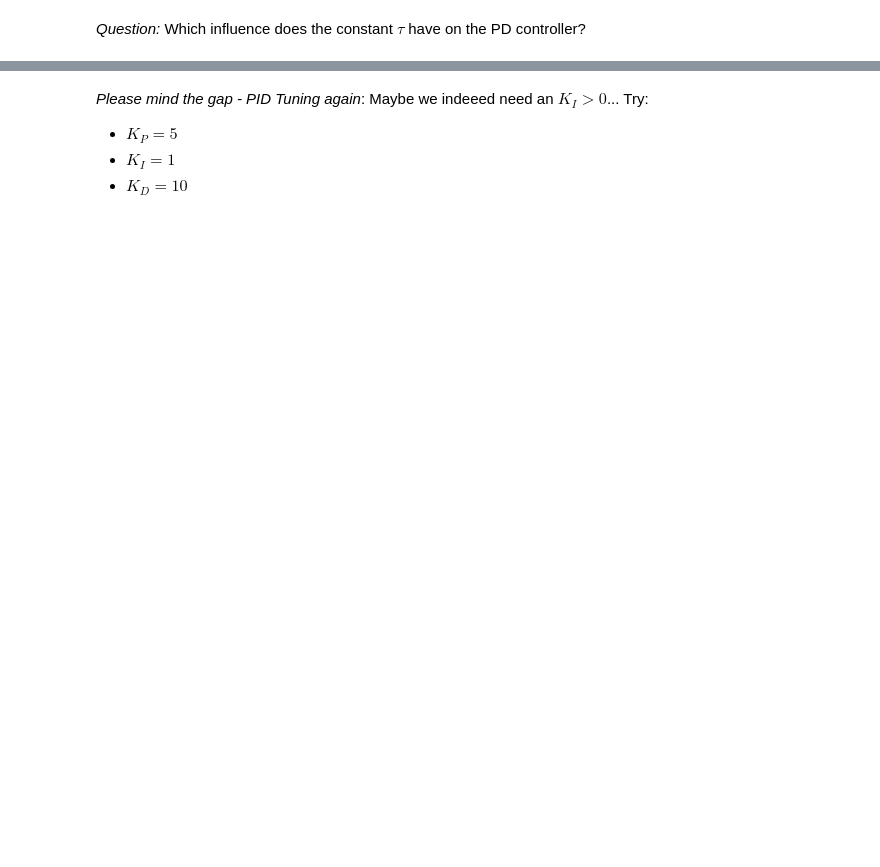
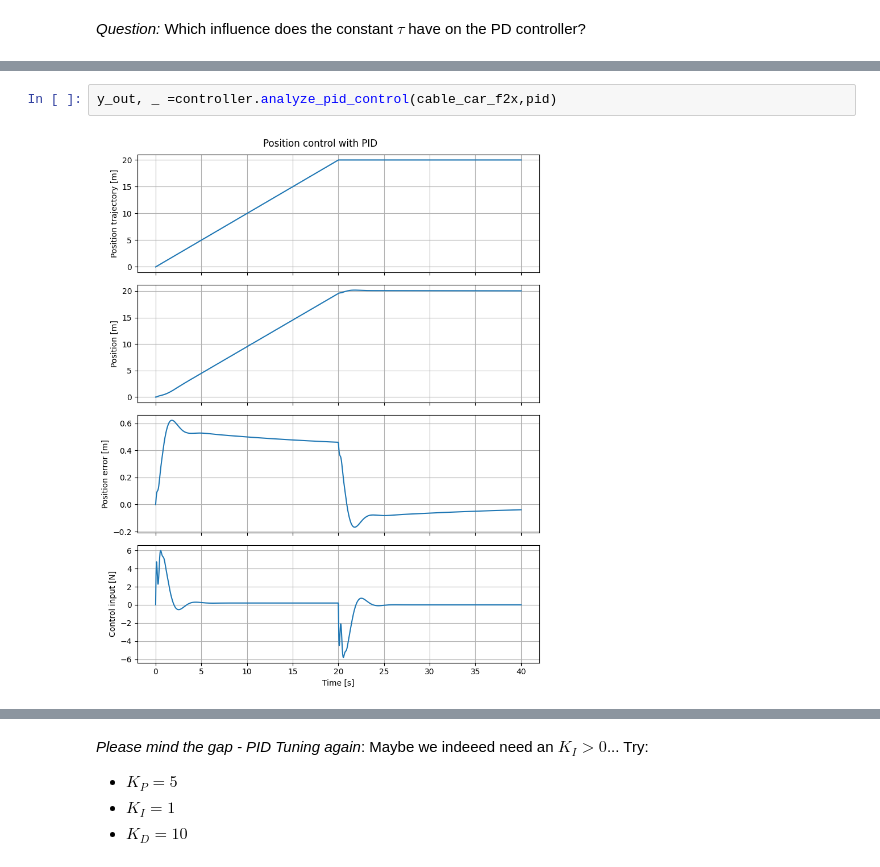
Before and after one commit to BeneJoh/ControlSystems, a Jupyter notebook: sessionB.ipynb, the cells around one changed output, grey strips where cells are left out. Saved outputs shown, nothing was run; the diff lists cells and outputs as text; blank space fills up the shorter version.

```diff
--- a/sessionB.ipynb
+++ b/sessionB.ipynb
@@ -172,0 +132,4 @@ plt.show()
+# %%
+y_out, _ =controller.analyze_pid_control(cable_car_f2x,pid)
+# %% [output]
+[figure, added]
```
Also changed, not shown: parts of 46 cells of this notebook, 1 other file.
